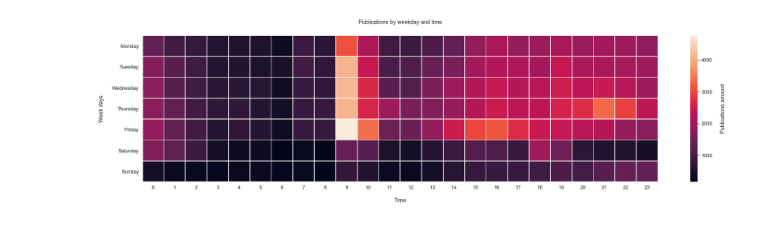
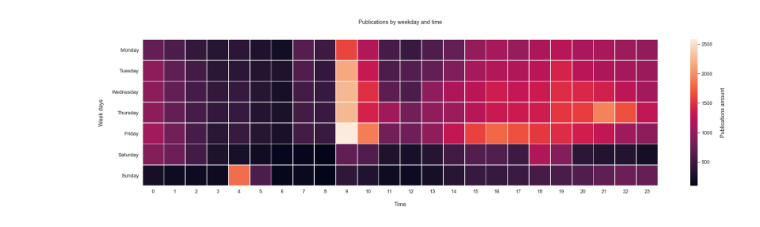
Before and after one commit to Bernstein7z/dataScienceProject, a Jupyter notebook: notebooks/teams_stat.ipynb, the cells around one changed output. Cells and saved outputs as stored; diff of their text form; code cells hidden in the pictures.

```diff
--- a/notebooks/teams_stat.ipynb
+++ b/notebooks/teams_stat.ipynb
@@ -23,29 +21,33 @@ def create_connection(db_file):
         print(e)
 
     return conn
+# %%
+def find_one(conn, query, value):
+    c = conn.cursor()
+    c.execute(query, value)
+    return c.fetchone()
 # %%
 def main():
     overview = np.zeros((7, 24))
-    fine = np.zeros((119, 7, 24))
 
     db = create_connection(r"../teams.db")
-    entries = fetch_all(db, 'select pub_date,has_duplicated,news_desk_id from publications')
+    #entries = fetch_all(db, 'select pub_date from publications')
+    entries = fetch_all(db, 'select publication_id from occurrences where cnt = 1')
 
     for entry in entries:
-        if not entry[1]:
-            dt = parser.parse(entry[0])
-            row = dt.weekday()
-            column = dt.hour
+        date = find_one(db, 'select pub_date from publications where id = ?', (entry[0],))[0]
 
-            overview[row][column] += 1
 
-            if entry[2] != '':
-                fine[entry[2]-1][row][column] += 1
+        dt = parser.parse(date)
+        row = dt.weekday()
+        column = dt.hour
 
-    return overview, fine
+        overview[row][column] += 1
+
+    return overview
 # %%
 def plot_heatmap(arr, l):
-    matplotlib.rcParams['axes.titlepad'] = 30
+    matplotlib.rcParams['axes.titlepad'] = 40
     matplotlib.rcParams['axes.labelpad'] = 20
     plt.figure(figsize=(30., 7.))
 
@@ -66,6 +68,6 @@ def plot_heatmap(arr, l):
 # %%
 a = main()
 # %%
-plot_heatmap(a[0], 'Publications by weekday and time')
+plot_heatmap(a, 'Publications by weekday and time')
 # %% [output]
-[figure, old version]
+[figure, new version]
```
Also changed, not shown: parts of 2 cells of this notebook, 13 other files.
